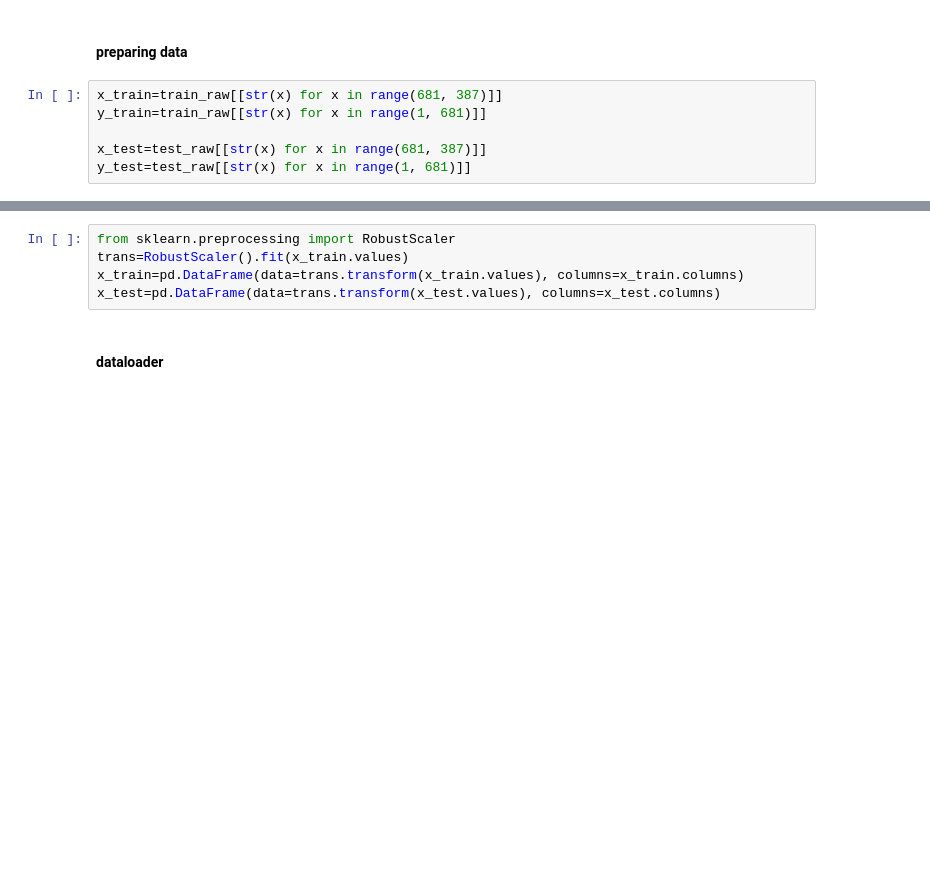
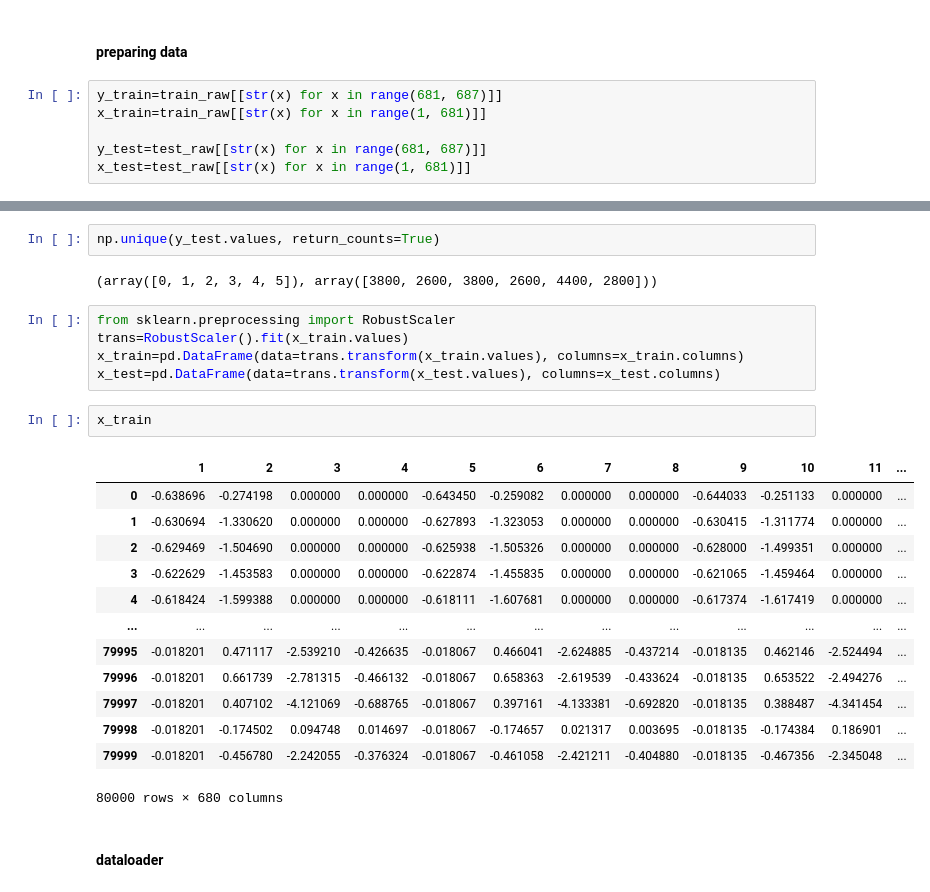
Before and after one commit to kmouleejunhyuk/windturbine, a Jupyter notebook: windturbine.ipynb, the cells around one changed output, grey strips where cells are left out. Drawn from its saved outputs; the diff is of its cells as text; blank space fills up the shorter version.

```diff
--- a/windturbine.ipynb
+++ b/windturbine.ipynb
@@ -185,8 +191,8 @@ unique values:                   2
 # %% [markdown]
 #### preparing data
 # %%
-x_train=train_raw[[str(x) for x in range(681, 387)]]
-y_train=train_raw[[str(x) for x in range(1, 681)]]
+y_train=train_raw[[str(x) for x in range(681, 687)]]
+x_train=train_raw[[str(x) for x in range(1, 681)]]
 
-x_test=test_raw[[str(x) for x in range(681, 387)]]
-y_test=test_raw[[str(x) for x in range(1, 681)]]
+y_test=test_raw[[str(x) for x in range(681, 687)]]
+x_test=test_raw[[str(x) for x in range(1, 681)]]
@@ -200,7 +227,27 @@ y_test=y_test['target'].copy()
+# %%
+np.unique(y_test.values, return_counts=True)
+# %% [output]
+(array([0, 1, 2, 3, 4, 5]), array([3800, 2600, 3800, 2600, 4400, 2800]))
 # %%
 from sklearn.preprocessing import RobustScaler
 trans=RobustScaler().fit(x_train.values)
 x_train=pd.DataFrame(data=trans.transform(x_train.values), columns=x_train.columns)
 x_test=pd.DataFrame(data=trans.transform(x_test.values), columns=x_test.columns)
+# %%
+x_train
+# %% [output]
+|  | 1 | 2 | 3 | 4 | 5 | 6 | 7 | 8 | 9 | 10 | 11 | ... |
+| 0 | -0.638696 | -0.274198 | 0.000000 | 0.000000 | -0.643450 | -0.259082 | 0.000000 | 0.000000 | -0.644033 | -0.251133 | 0.000000 | ... |
+| 1 | -0.630694 | -1.330620 | 0.000000 | 0.000000 | -0.627893 | -1.323053 | 0.000000 | 0.000000 | -0.630415 | -1.311774 | 0.000000 | ... |
+| 2 | -0.629469 | -1.504690 | 0.000000 | 0.000000 | -0.625938 | -1.505326 | 0.000000 | 0.000000 | -0.628000 | -1.499351 | 0.000000 | ... |
+| 3 | -0.622629 | -1.453583 | 0.000000 | 0.000000 | -0.622874 | -1.455835 | 0.000000 | 0.000000 | -0.621065 | -1.459464 | 0.000000 | ... |
+| 4 | -0.618424 | -1.599388 | 0.000000 | 0.000000 | -0.618111 | -1.607681 | 0.000000 | 0.000000 | -0.617374 | -1.617419 | 0.000000 | ... |
+| ... | ... | ... | ... | ... | ... | ... | ... | ... | ... | ... | ... | ... |
+| 79995 | -0.018201 | 0.471117 | -2.539210 | -0.426635 | -0.018067 | 0.466041 | -2.624885 | -0.437214 | -0.018135 | 0.462146 | -2.524494 | ... |
+| 79996 | -0.018201 | 0.661739 | -2.781315 | -0.466132 | -0.018067 | 0.658363 | -2.619539 | -0.433624 | -0.018135 | 0.653522 | -2.494276 | ... |
+| 79997 | -0.018201 | 0.407102 | -4.121069 | -0.688765 | -0.018067 | 0.397161 | -4.133381 | -0.692820 | -0.018135 | 0.388487 | -4.341454 | ... |
+| 79998 | -0.018201 | -0.174502 | 0.094748 | 0.014697 | -0.018067 | -0.174657 | 0.021317 | 0.003695 | -0.018135 | -0.174384 | 0.186901 | ... |
+| 79999 | -0.018201 | -0.456780 | -2.242055 | -0.376324 | -0.018067 | -0.461058 | -2.421211 | -0.404880 | -0.018135 | -0.467356 | -2.345048 | ... |
+80000 rows × 680 columns
 # %% [markdown]
 #### dataloader
```
Also changed, not shown: parts of 12 cells of this notebook.
